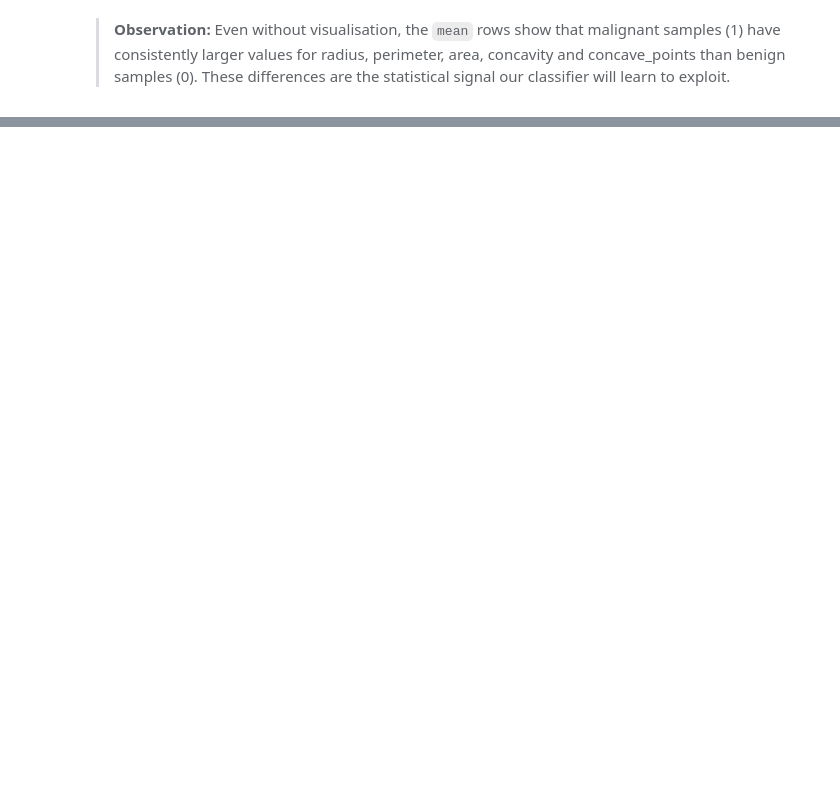
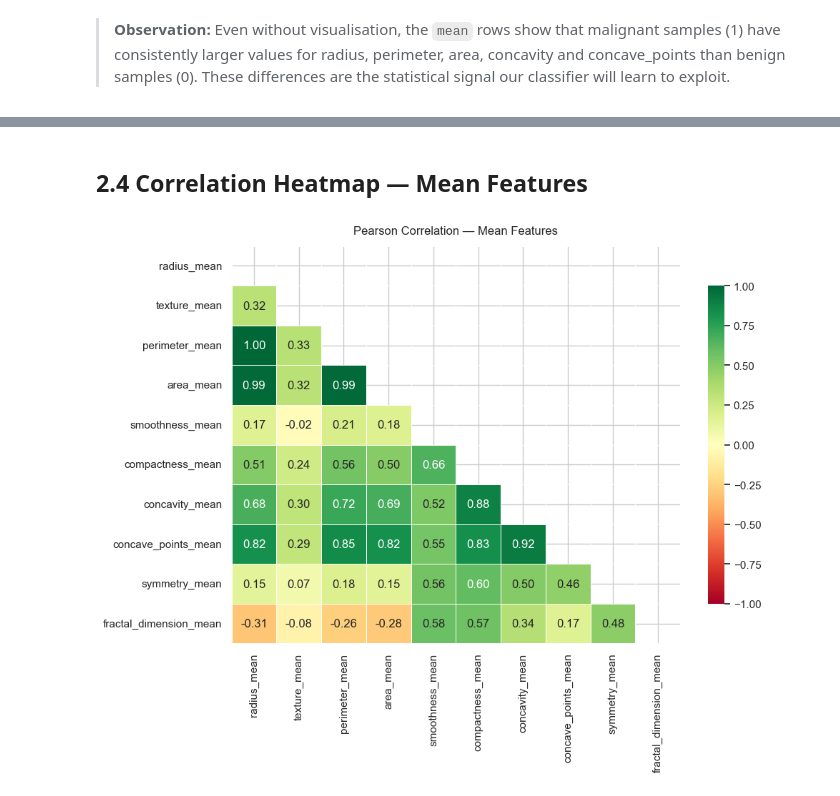
Before and after one commit to ArmanAhmed00/BST-Backed-Hyperparameter-Optimiser-with-Transfer-Analysis, a Jupyter notebook: capstone_project/notebook/capstone.ipynb, the cells around one changed output, grey strips where cells are left out. Drawn from its saved outputs; the diff is of its cells as text; code cells hidden in the pictures; blank space fills up the shorter version.

```diff
--- a/capstone_project/notebook/capstone.ipynb
+++ b/capstone_project/notebook/capstone.ipynb
@@ -122,0 +170,15 @@ desc.round(3)
+# %% [markdown]
+## 2.4 Correlation Heatmap — Mean Features
+# %%
+mean_cols = [c for c in df_a.columns if c.endswith('_mean')]
+corr = df_a[mean_cols].corr()
+
+fig, ax = plt.subplots(figsize=(10, 8))
+mask = np.triu(np.ones_like(corr, dtype=bool))
+sns.heatmap(corr, mask=mask, ax=ax, annot=True, fmt=".2f",
+            cmap="RdYlGn", center=0, vmin=-1, vmax=1,
+            linewidths=0.5, cbar_kws={"shrink": 0.8})
+ax.set_title("Pearson Correlation — Mean Features", pad=12)
+plt.tight_layout(); plt.show()
+# %% [output]
+[figure, added]
```
Also changed, not shown: parts of 16 cells of this notebook, 1 other file.
